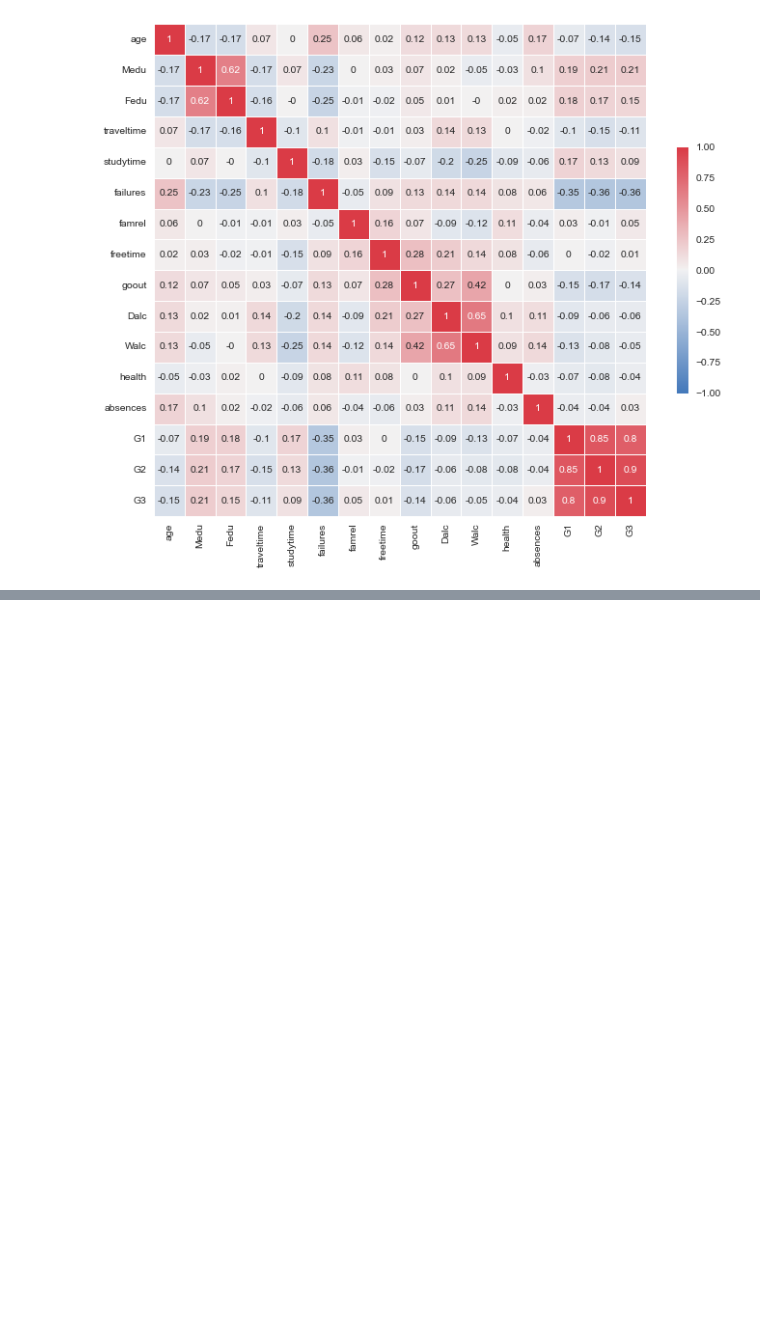
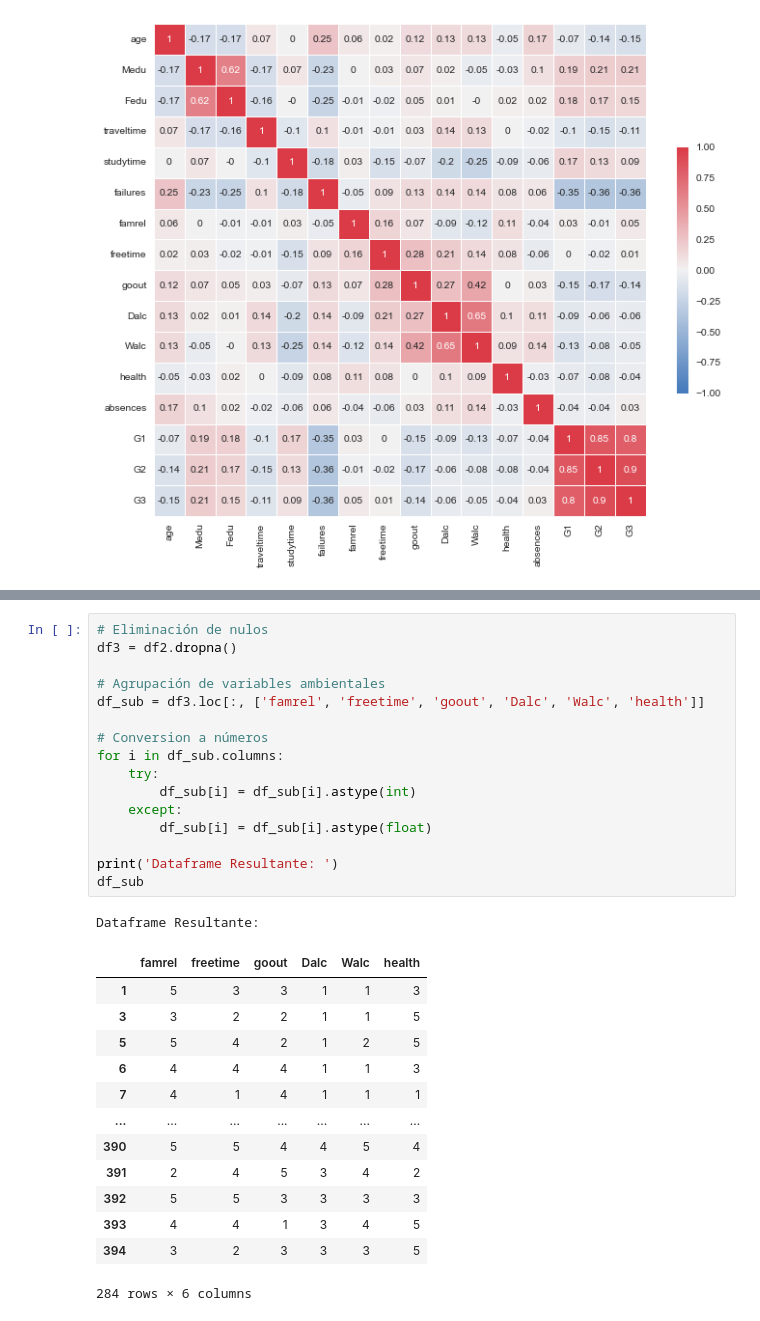
Before and after one commit to antosource/CursoDataScience, a Jupyter notebook: FundamentosDataScience/PruebaSalida/Hito2/Rendimiento_escolar.ipynb, the cells around one changed output, grey strips where cells are left out. Drawn from its saved outputs; the diff is of its cells as text; blank space fills up the shorter version.

```diff
--- a/FundamentosDataScience/PruebaSalida/Hito2/Rendimiento_escolar.ipynb
+++ b/FundamentosDataScience/PruebaSalida/Hito2/Rendimiento_escolar.ipynb
@@ -312,0 +325,31 @@ sns.heatmap(round(df2.corr(),2),cmap=cmap, annot=True, vmin=-1, vmax=1,
+# %%
+# Eliminación de nulos
+df3 = df2.dropna()
+
+# Agrupación de variables ambientales
+df_sub = df3.loc[:, ['famrel', 'freetime', 'goout', 'Dalc', 'Walc', 'health']]
+
+# Conversion a números
+for i in df_sub.columns:
+    try:
+        df_sub[i] = df_sub[i].astype(int)
+    except:
+        df_sub[i] = df_sub[i].astype(float)
+
+print('Dataframe Resultante: ')
+df_sub
+# %% [output]
+Dataframe Resultante:
+|  | famrel | freetime | goout | Dalc | Walc | health |
+| 1 | 5 | 3 | 3 | 1 | 1 | 3 |
+| 3 | 3 | 2 | 2 | 1 | 1 | 5 |
+| 5 | 5 | 4 | 2 | 1 | 2 | 5 |
+| 6 | 4 | 4 | 4 | 1 | 1 | 3 |
+| 7 | 4 | 1 | 4 | 1 | 1 | 1 |
+| ... | ... | ... | ... | ... | ... | ... |
+| 390 | 5 | 5 | 4 | 4 | 5 | 4 |
+| 391 | 2 | 4 | 5 | 3 | 4 | 2 |
+| 392 | 5 | 5 | 3 | 3 | 3 | 3 |
+| 393 | 4 | 4 | 1 | 3 | 4 | 5 |
+| 394 | 3 | 2 | 3 | 3 | 3 | 5 |
+284 rows × 6 columns
```
Also changed, not shown: parts of 7 cells of this notebook.
